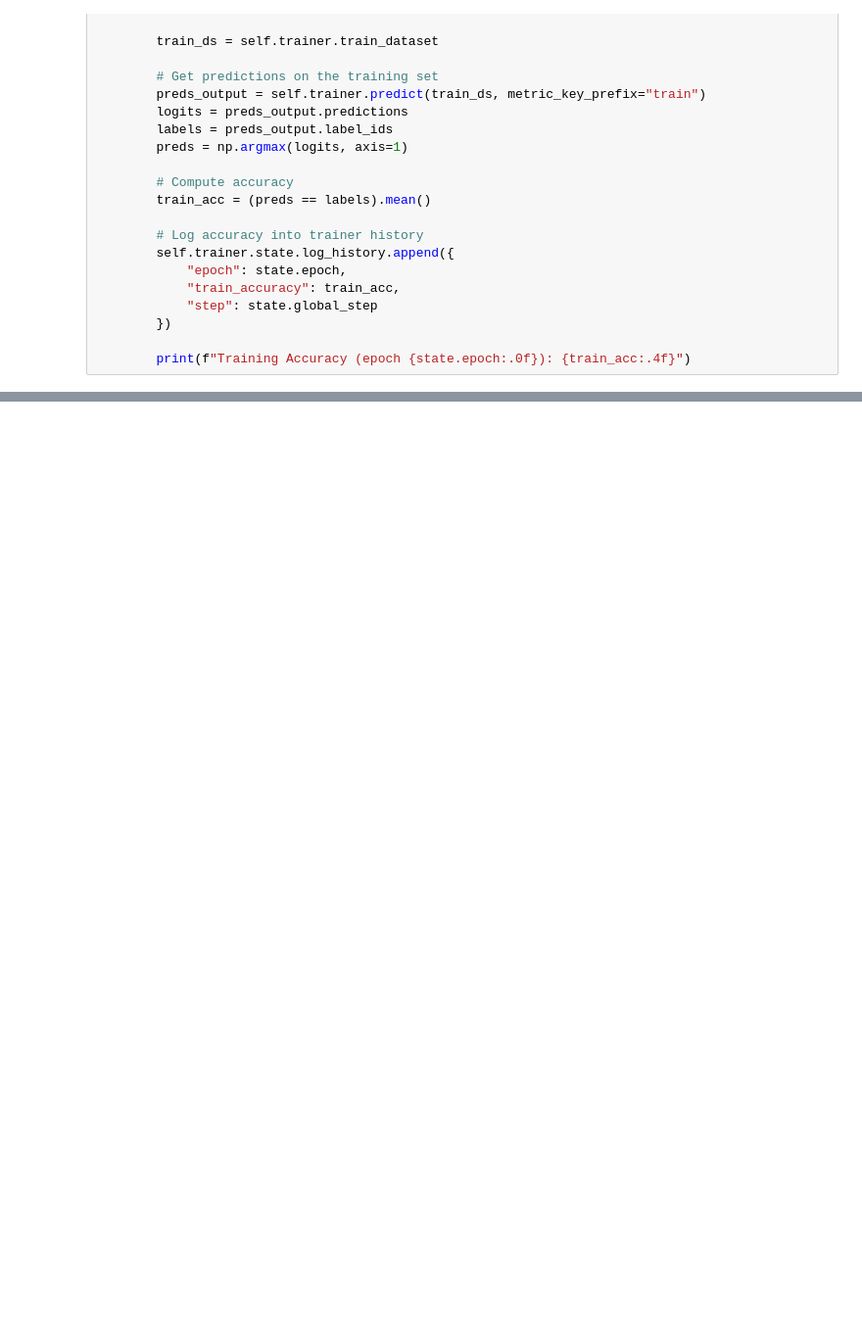
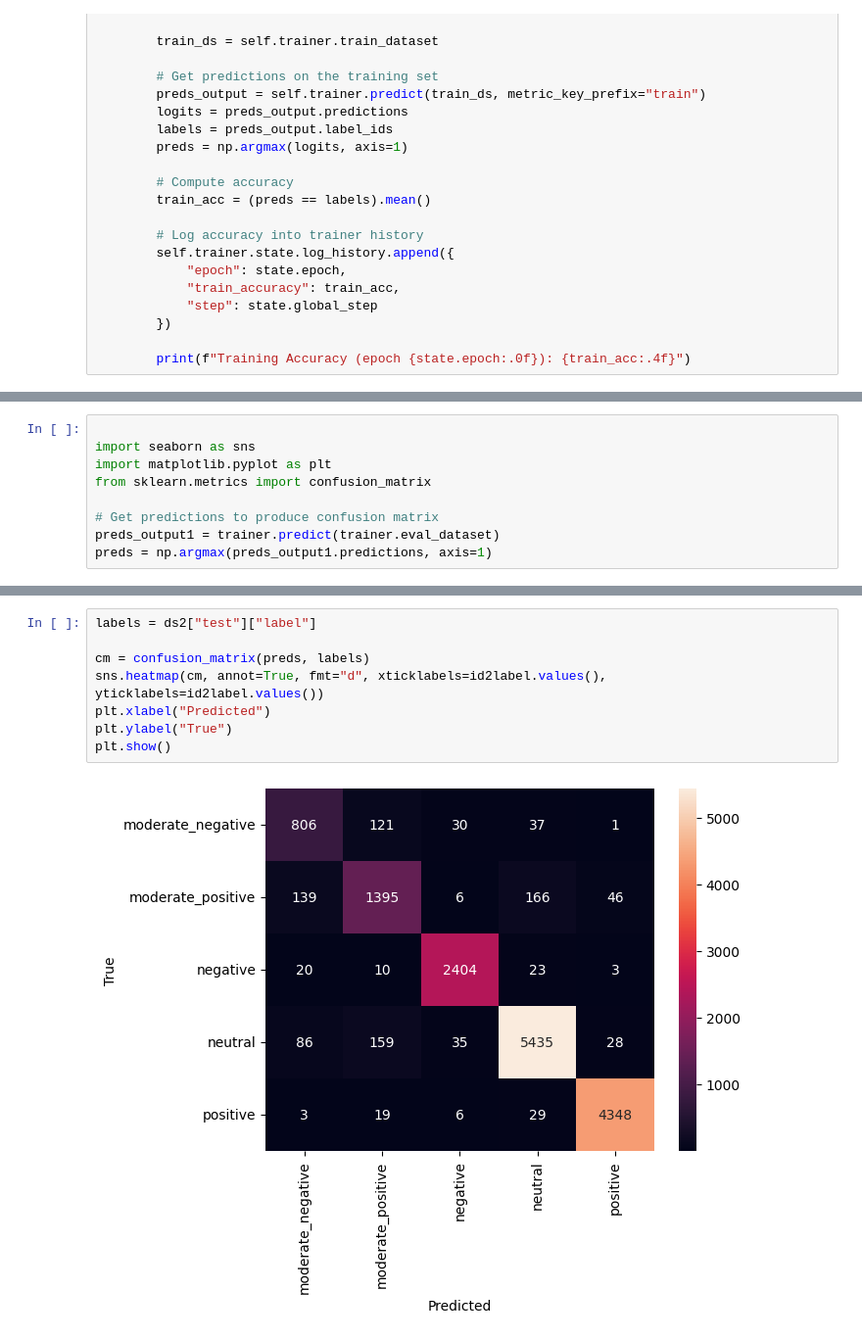
Before and after one commit to Eloiseedwards/Assessment-2, a Jupyter notebook: Isobelle C/DistilBERT.ipynb, the cells around one changed output, grey strips where cells are left out. Shown at 98% size. Saved outputs shown, nothing was run; the diff lists cells and outputs as text; blank space fills up the shorter version.

```diff
--- a/Isobelle C/DistilBERT.ipynb
+++ b/Isobelle C/DistilBERT.ipynb
@@ -251,0 +258,9 @@ plt.show()
+# %%
+
+import seaborn as sns
+import matplotlib.pyplot as plt
+from sklearn.metrics import confusion_matrix
+
+# Get predictions to produce confusion matrix
+preds_output1 = trainer.predict(trainer.eval_dataset)
+preds = np.argmax(preds_output1.predictions, axis=1)
@@ -251,0 +269,10 @@ plt.show()
+# %%
+labels = ds2["test"]["label"]
+
+cm = confusion_matrix(preds, labels)
+sns.heatmap(cm, annot=True, fmt="d", xticklabels=id2label.values(), yticklabels=id2label.values())
+plt.xlabel("Predicted")
+plt.ylabel("True")
+plt.show()
+# %% [output]
+[figure, added]
```
Also changed, not shown: parts of 36 cells of this notebook.
